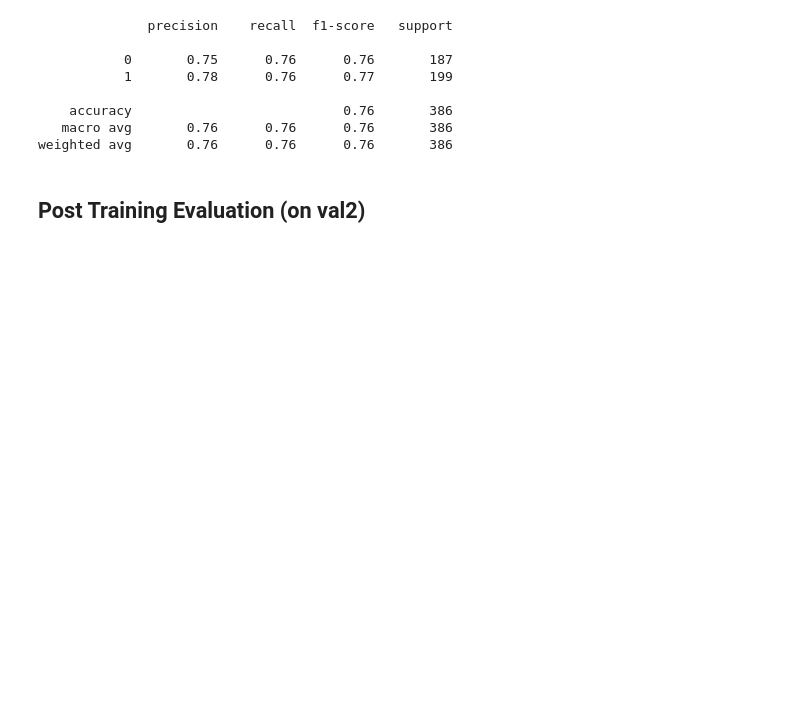
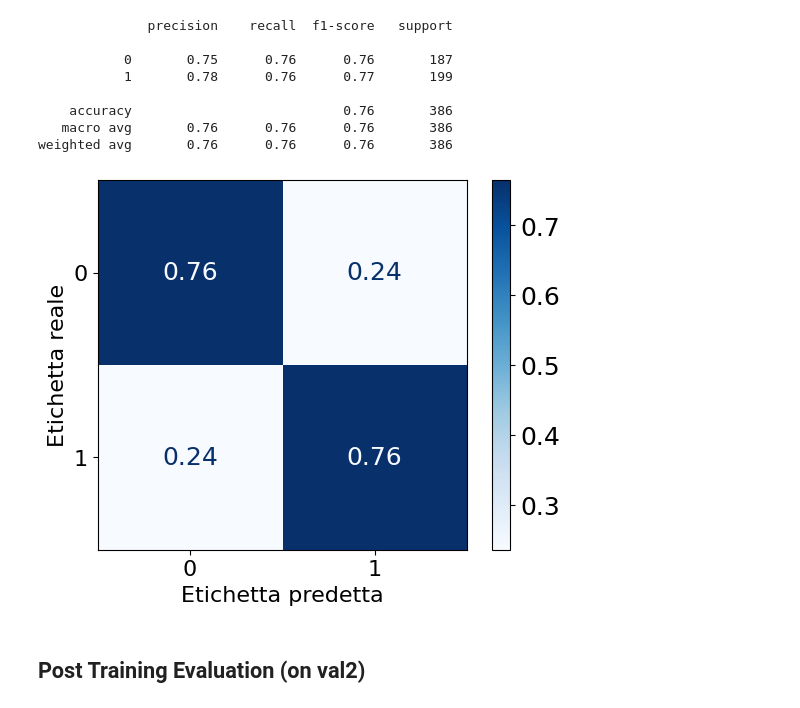
Before and after one commit to iremond/Progetto_HLT, a Jupyter notebook: subtaskA/model_with_custom_LSTM.ipynb, the cells around one changed output. Cells and saved outputs as stored; diff of their text form; code cells hidden in the pictures; blank space fills up the shorter version.

Commit message:
aggiunto plot confusion matrix

```diff
--- a/subtaskA/model_with_custom_LSTM.ipynb
+++ b/subtaskA/model_with_custom_LSTM.ipynb
@@ -505,6 +505,18 @@ print(report)
     accuracy                           0.76       386
    macro avg       0.76      0.76      0.76       386
 weighted avg       0.76      0.76      0.76       386
+# %%
+from sklearn.metrics import ConfusionMatrixDisplay
+
+plt.rcParams.update({'font.size': 18})
+ConfusionMatrixDisplay.from_predictions(y_val, y_pred_val, cmap='Blues', normalize='true')
+plt.xticks(fontsize=16)
+plt.yticks(fontsize=16)
+plt.xlabel('Etichetta predetta', fontsize=16)
+plt.ylabel('Etichetta reale', fontsize=16)
+plt.show()
+# %% [output]
+[figure, added]
 # %% [markdown]
 ## Post Training Evaluation (on val2)
 # %%
```
Also changed, not shown: parts of 1 cell of this notebook, 1 other file.
